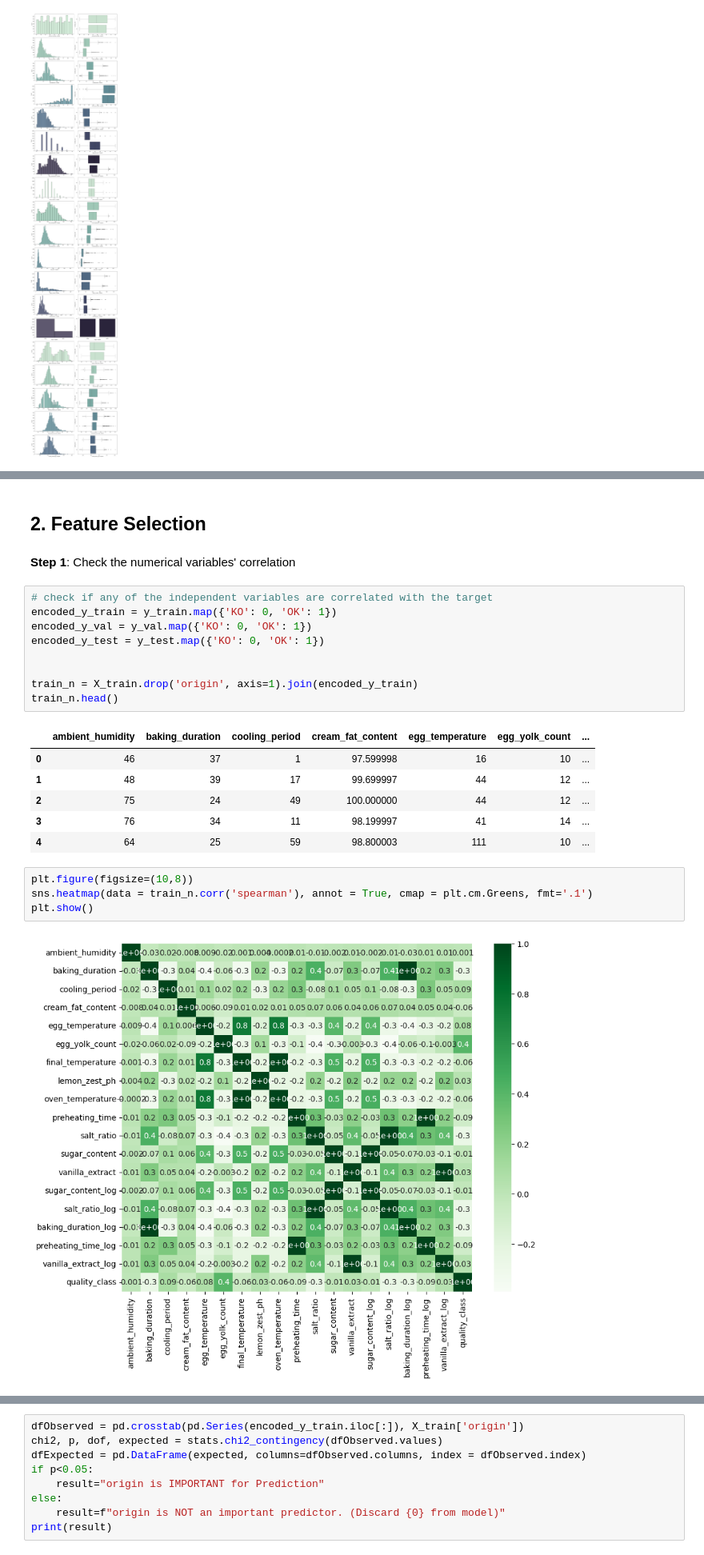
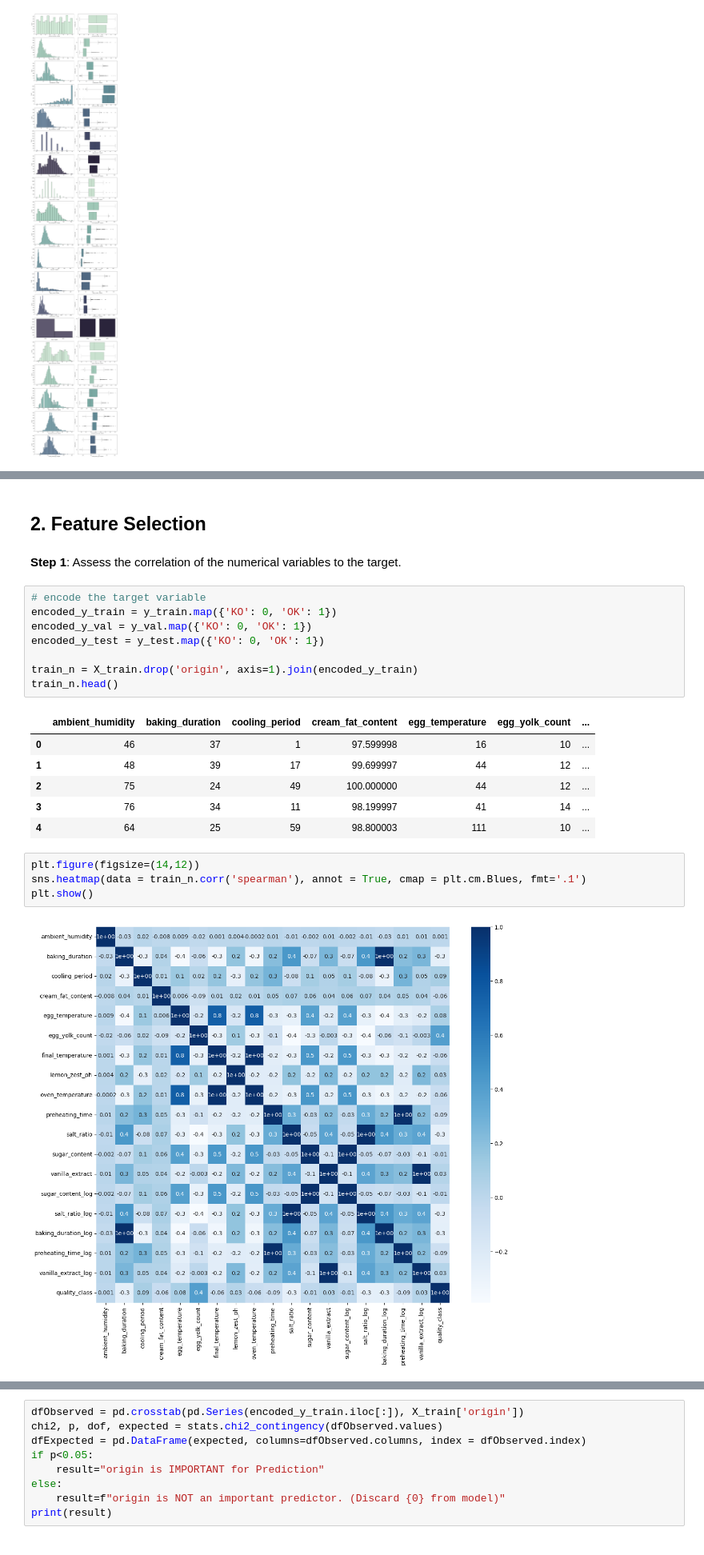
Before and after one commit to amdbsilva/machine-learning, a Jupyter notebook: ML17_NB2_PREP_FEAT_MODEL.ipynb, the cells around one changed output, grey strips where cells are left out. Shown at 80% size. Saved outputs shown, nothing was run; the diff lists cells and outputs as text.

Commit message:
markdowns até initialize the feature selection table

```diff
--- a/ML17_NB2_PREP_FEAT_MODEL.ipynb
+++ b/ML17_NB2_PREP_FEAT_MODEL.ipynb
@@ -509,14 +465,13 @@ Categories (2, object): ['KO', 'OK']
 # %% [markdown]
-## 2. Feature Selection
+## 2. Feature Selection ##
 # %% [markdown]
-**Step 1**: Check the numerical variables' correlation
+**Step 1**: Assess the correlation of the numerical variables to the target.
 # %%
-# check if any of the independent variables are correlated with the target
+# encode the target variable
 encoded_y_train = y_train.map({'KO': 0, 'OK': 1})
 encoded_y_val = y_val.map({'KO': 0, 'OK': 1})
 encoded_y_test = y_test.map({'KO': 0, 'OK': 1})
 
-
 train_n = X_train.drop('origin', axis=1).join(encoded_y_train)
 train_n.head()
 # %% [output]
@@ -527,8 +482,8 @@ train_n.head()
 | 3 | 76 | 34 | 11 | 98.199997 | 41 | 14 | ... |
 | 4 | 64 | 25 | 59 | 98.800003 | 111 | 10 | ... |
 # %%
-plt.figure(figsize=(10,8))
-sns.heatmap(data = train_n.corr('spearman'), annot = True, cmap = plt.cm.Greens, fmt='.1')
+plt.figure(figsize=(14,12))
+sns.heatmap(data = train_n.corr('spearman'), annot = True, cmap = plt.cm.Blues, fmt='.1')
 plt.show()
 # %% [output]
-[figure, old version]
+[figure, new version]
```
Also changed, not shown: parts of 27 cells of this notebook.
